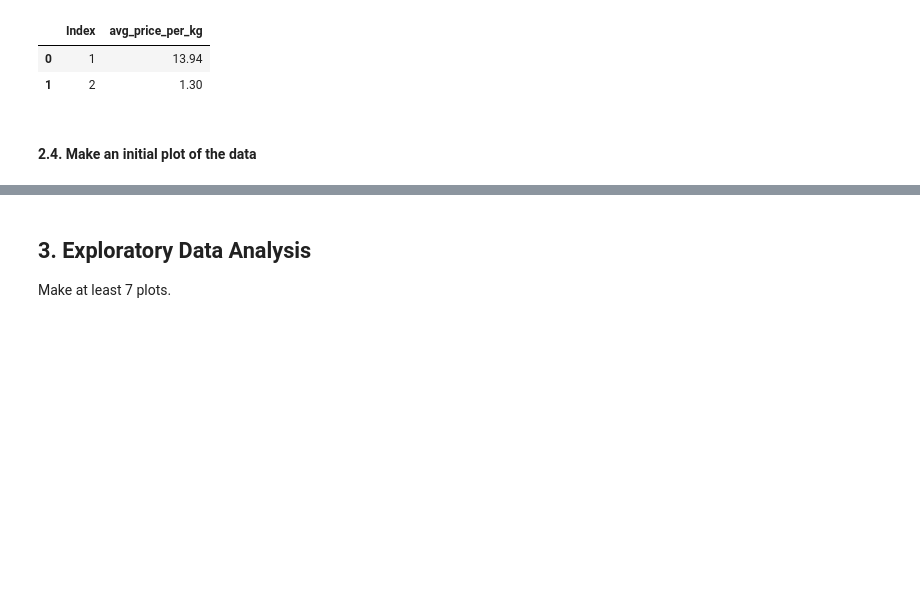
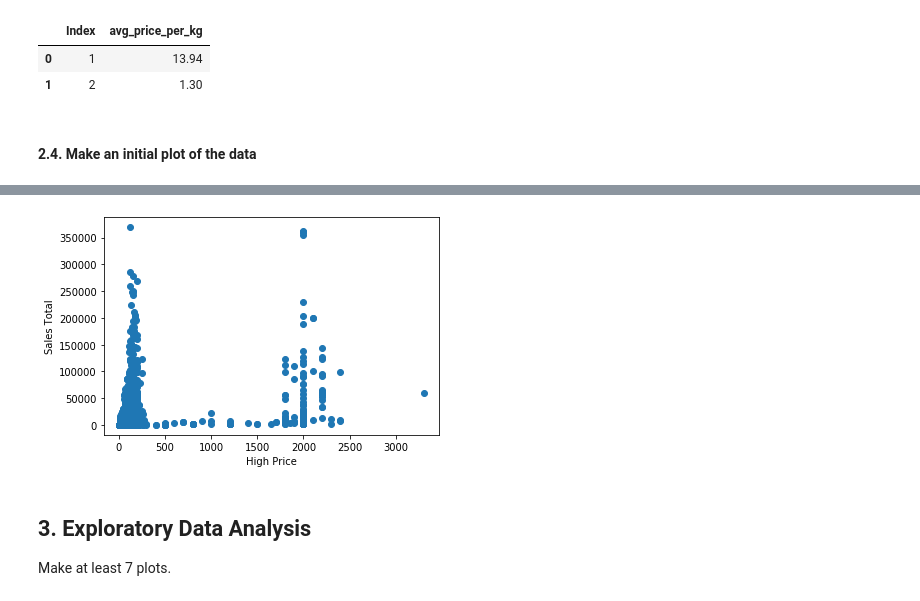
Before and after one commit to lkrump7/regression-apples-predict-api-template, a Jupyter notebook: Linear Regression team TS2.ipynb, the cells around one changed output, grey strips where cells are left out. Drawn from its saved outputs; the diff is of its cells as text; code cells hidden in the pictures; blank space fills up the shorter version.

```diff
--- a/Linear Regression team TS2.ipynb
+++ b/Linear Regression team TS2.ipynb
@@ -215,3 +236,10 @@ sample_submission.head()
+# %%
+plt.scatter(train_set['High_Price'], train_set['Sales_Total'])
+plt.ylabel("Sales Total")
+plt.xlabel("High Price")
+plt.show()
+# %% [output]
+[figure, added]
 # %% [markdown]
 ## 3. Exploratory Data Analysis <a name="explore"></a>
 Make at least 7 plots.
```
Also changed, not shown: parts of 5 cells of this notebook.
